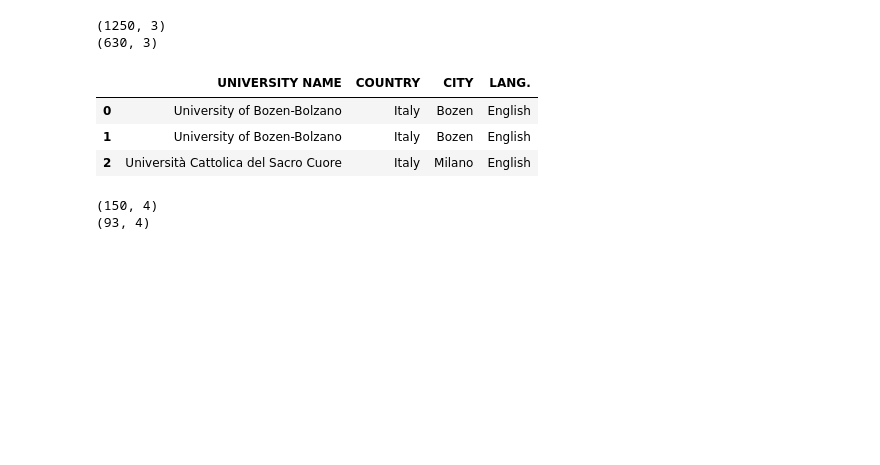
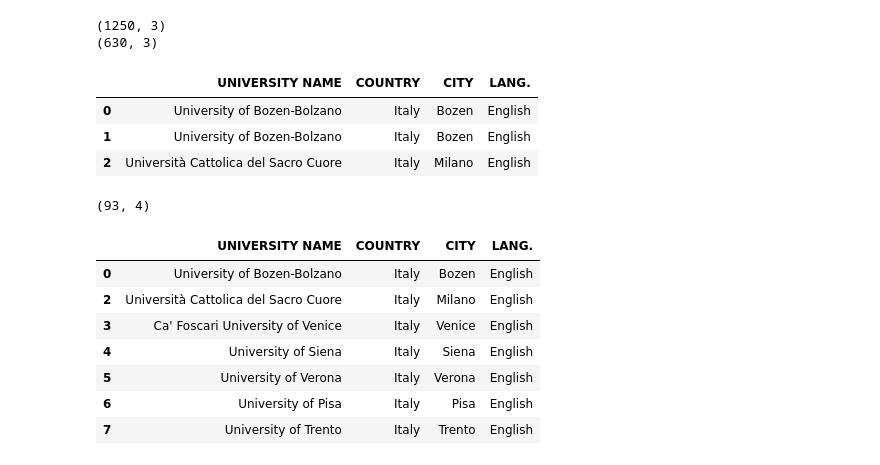
Before and after one commit to OGnTn/datavis_project, a Jupyter notebook: src/processing.ipynb, the cells around one changed output. Drawn from its saved outputs; the diff is of its cells as text; code cells hidden in the pictures; blank space fills up the shorter version.

```diff
--- a/src/processing.ipynb
+++ b/src/processing.ipynb
@@ -157,12 +157,19 @@ df_masters.head(3)
 | 2 | Università Cattolica del Sacro Cuore | Italy | Milano | English |
 # %%
 #drop duplicates
-print(df_masters.shape)
 df_masters.drop_duplicates(inplace=True)
 print(df_masters.shape)
+df_masters.head(7)
 # %% [output]
-(150, 4)
 (93, 4)
+|  | UNIVERSITY NAME | COUNTRY | CITY | LANG. |
+| 0 | University of Bozen-Bolzano | Italy | Bozen | English |
+| 2 | Università Cattolica del Sacro Cuore | Italy | Milano | English |
+| 3 | Ca' Foscari University of Venice | Italy | Venice | English |
+| 4 | University of Siena | Italy | Siena | English |
+| 5 | University of Verona | Italy | Verona | English |
+| 6 | University of Pisa | Italy | Pisa | English |
+| 7 | University of Trento | Italy | Trento | English |
 # %%
 #renaming columns
 df_masters.rename(columns={'UNIVERSITY NAME': 'University_Name', 'COUNTRY': 'Country', 'CITY': 'City', 'LANG.': 'Language'}, inplace=True)
```
Also changed, not shown: parts of 2 cells of this notebook.
